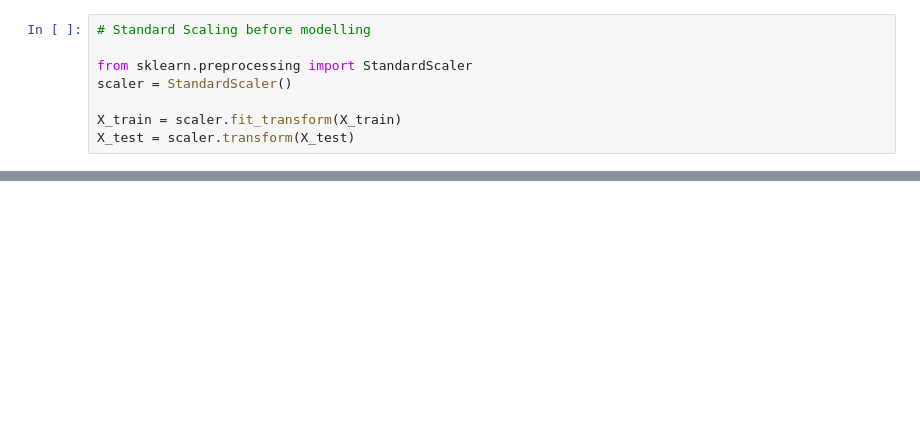
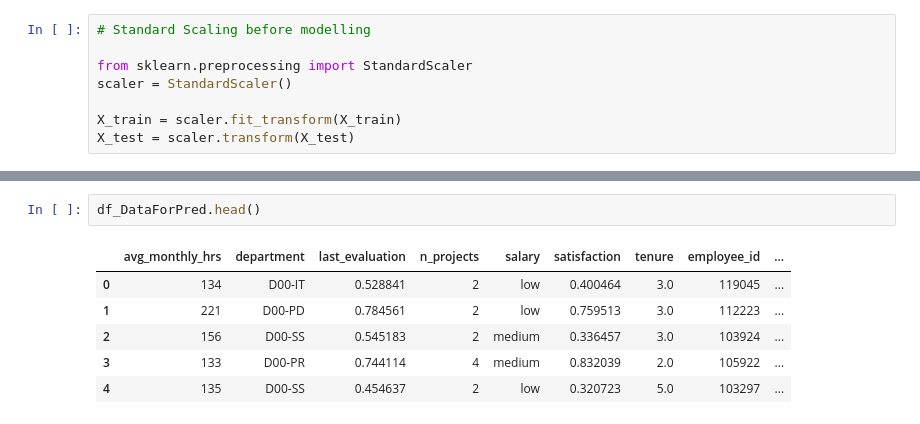
Before and after one commit to bhupeshmahara/INSAID-GCD-Capstone, a Jupyter notebook: 1005_GCD_Capstone_Project_Bhupesh.ipynb, the cells around one changed output, grey strips where cells are left out. Drawn from its saved outputs; the diff is of its cells as text; blank space fills up the shorter version.

```diff
--- a/1005_GCD_Capstone_Project_Bhupesh.ipynb
+++ b/1005_GCD_Capstone_Project_Bhupesh.ipynb
@@ -1011,0 +1640,9 @@ accuracy_frame
+# %%
+df_DataForPred.head()
+# %% [output]
+|  | avg_monthly_hrs | department | last_evaluation | n_projects | salary | satisfaction | tenure | employee_id | ... |
+| 0 | 134 | D00-IT | 0.528841 | 2 | low | 0.400464 | 3.0 | 119045 | ... |
+| 1 | 221 | D00-PD | 0.784561 | 2 | low | 0.759513 | 3.0 | 112223 | ... |
+| 2 | 156 | D00-SS | 0.545183 | 2 | medium | 0.336457 | 3.0 | 103924 | ... |
+| 3 | 133 | D00-PR | 0.744114 | 4 | medium | 0.832039 | 2.0 | 105922 | ... |
+| 4 | 135 | D00-SS | 0.454637 | 2 | low | 0.320723 | 5.0 | 103297 | ... |
```
Also changed, not shown: parts of 148 cells of this notebook.
